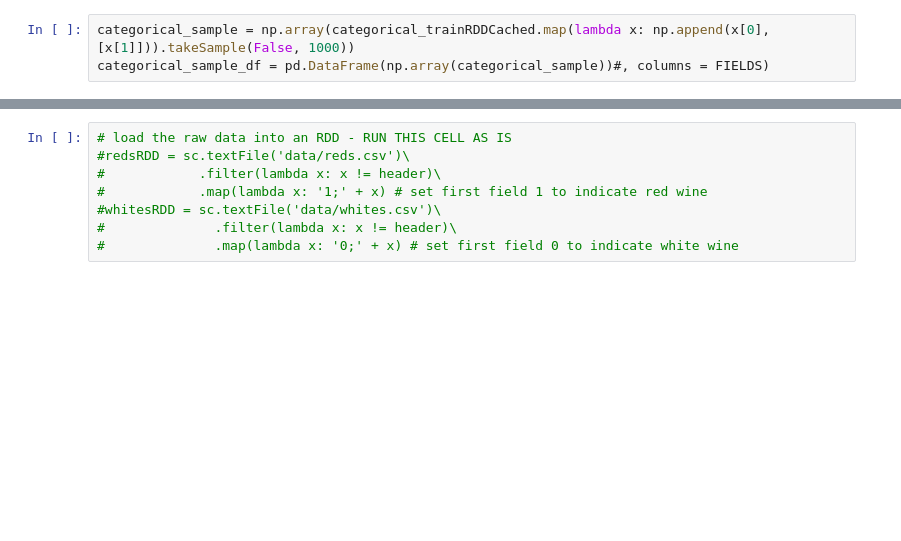
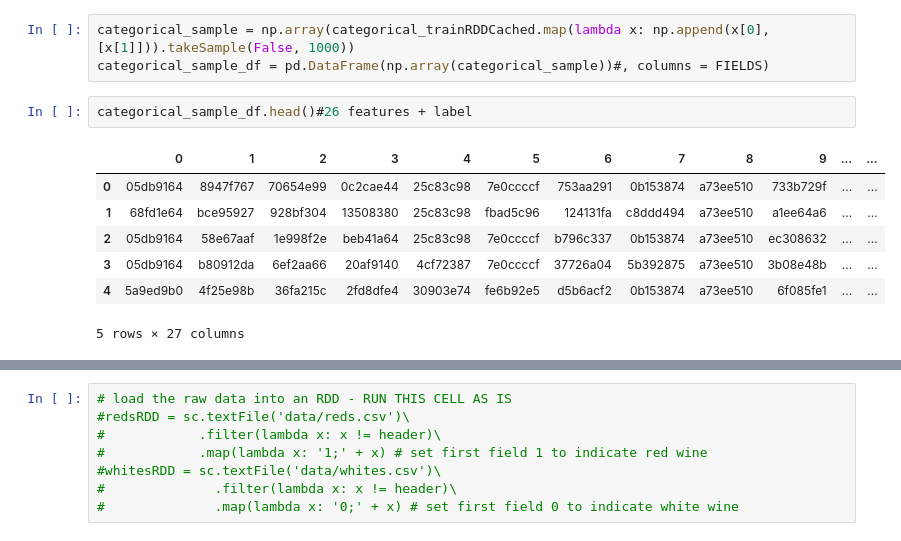
Before and after one commit to kalvinkao/ctr-prediction-with-fm, a Jupyter notebook: final_project_eda_01.ipynb, the cells around one changed output, grey strips where cells are left out. Drawn from its saved outputs; the diff is of its cells as text; blank space fills up the shorter version.

```diff
--- a/final_project_eda_01.ipynb
+++ b/final_project_eda_01.ipynb
@@ -192,3 +141,13 @@ numeric_sample_df.head()
 # %%
 categorical_sample = np.array(categorical_trainRDDCached.map(lambda x: np.append(x[0], [x[1]])).takeSample(False, 1000))
 categorical_sample_df = pd.DataFrame(np.array(categorical_sample))#, columns = FIELDS)
+# %%
+categorical_sample_df.head()#26 features + label
+# %% [output]
+|  | 0 | 1 | 2 | 3 | 4 | 5 | 6 | 7 | 8 | 9 | ... | ... |
+| 0 | 05db9164 | 8947f767 | 70654e99 | 0c2cae44 | 25c83c98 | 7e0ccccf | 753aa291 | 0b153874 | a73ee510 | 733b729f | ... | ... |
+| 1 | 68fd1e64 | bce95927 | 928bf304 | 13508380 | 25c83c98 | fbad5c96 | 124131fa | c8ddd494 | a73ee510 | a1ee64a6 | ... | ... |
+| 2 | 05db9164 | 58e67aaf | 1e998f2e | beb41a64 | 25c83c98 | 7e0ccccf | b796c337 | 0b153874 | a73ee510 | ec308632 | ... | ... |
+| 3 | 05db9164 | b80912da | 6ef2aa66 | 20af9140 | 4cf72387 | 7e0ccccf | 37726a04 | 5b392875 | a73ee510 | 3b08e48b | ... | ... |
+| 4 | 5a9ed9b0 | 4f25e98b | 36fa215c | 2fd8dfe4 | 30903e74 | fe6b92e5 | d5b6acf2 | 0b153874 | a73ee510 | 6f085fe1 | ... | ... |
+5 rows × 27 columns
```
Also changed, not shown: parts of 19 cells of this notebook.
